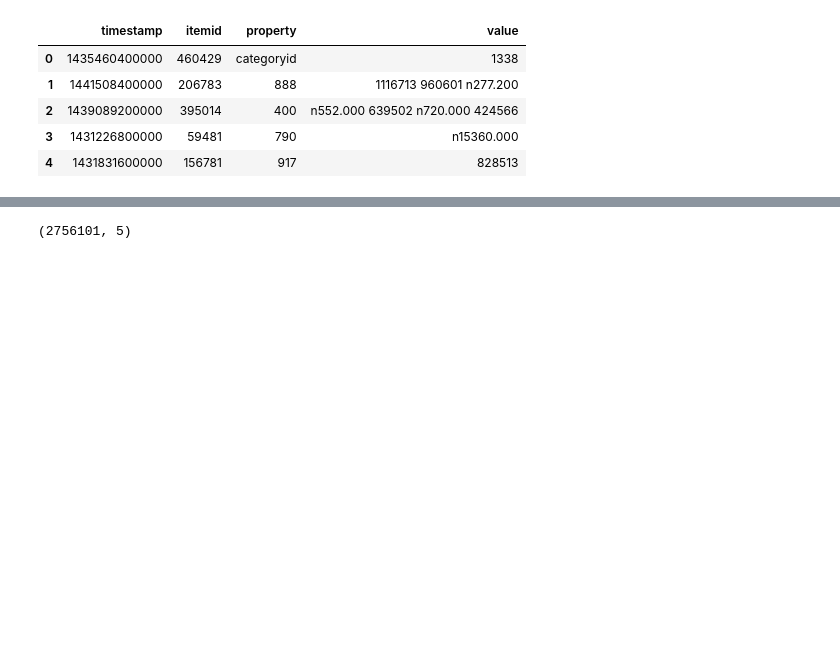
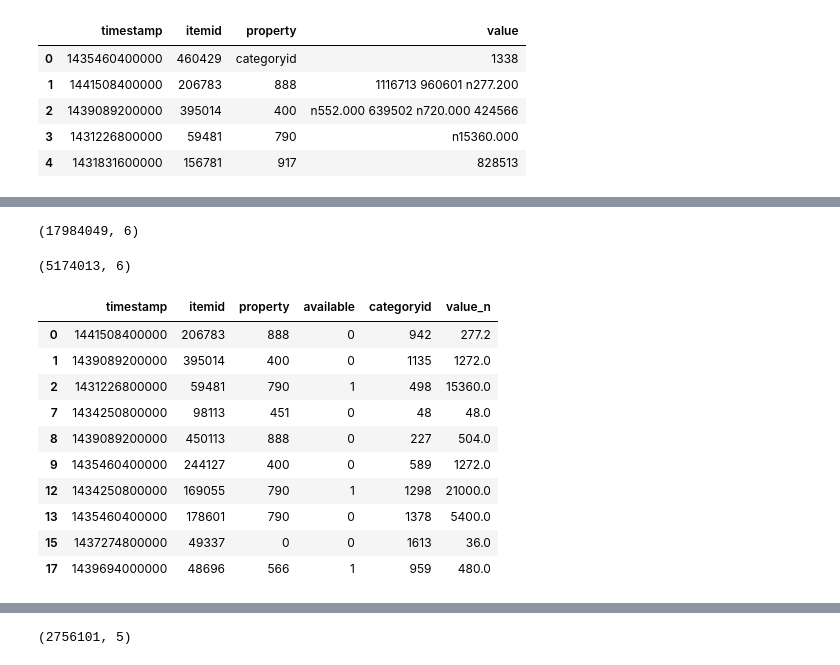
Before and after one commit to llawlaw23/Recommendation-System, a Jupyter notebook: analysis.ipynb, the cells around one changed output, grey strips where cells are left out. Cells and saved outputs as stored; diff of their text form; code cells hidden in the pictures; blank space fills up the shorter version.

```diff
--- a/analysis.ipynb
+++ b/analysis.ipynb
@@ -43,0 +53,2 @@ props.head()
+# %%
+df_items = rest.merge(main, on = "itemid", how = "left")
@@ -43,0 +64,10 @@ props.head()
+# %%
+# clean the value column and keep values with n attached to them and add them if they are multiple
+def sum_n_values(text):
+    nums = re.findall(r"n([\d\.]+)", str(text))
+    nums = [float(x) for x in nums]
+    return sum(nums) if nums else None
+
+df_items["value_n"] = df_items["value"].apply(sum_n_values)
+# %%
+df_items = df_items.drop(columns = ["value"])
@@ -43,0 +83,24 @@ props.head()
+# %%
+df_items.shape
+# %% [output]
+(17984049, 6)
+# %%
+df_items = df_items.dropna()
+# %%
+df_items.shape
+# %% [output]
+(5174013, 6)
+# %%
+df_items.head(10)
+# %% [output]
+|  | timestamp | itemid | property | available | categoryid | value_n |
+| 0 | 1441508400000 | 206783 | 888 | 0 | 942 | 277.2 |
+| 1 | 1439089200000 | 395014 | 400 | 0 | 1135 | 1272.0 |
+| 2 | 1431226800000 | 59481 | 790 | 1 | 498 | 15360.0 |
+| 7 | 1434250800000 | 98113 | 451 | 0 | 48 | 48.0 |
+| 8 | 1439089200000 | 450113 | 888 | 0 | 227 | 504.0 |
+| 9 | 1435460400000 | 244127 | 400 | 0 | 589 | 1272.0 |
+| 12 | 1434250800000 | 169055 | 790 | 1 | 1298 | 21000.0 |
+| 13 | 1435460400000 | 178601 | 790 | 0 | 1378 | 5400.0 |
+| 15 | 1437274800000 | 49337 | 0 | 0 | 1613 | 36.0 |
+| 17 | 1439694000000 | 48696 | 566 | 1 | 959 | 480.0 |
```
Also changed, not shown: parts of 102 cells of this notebook.
